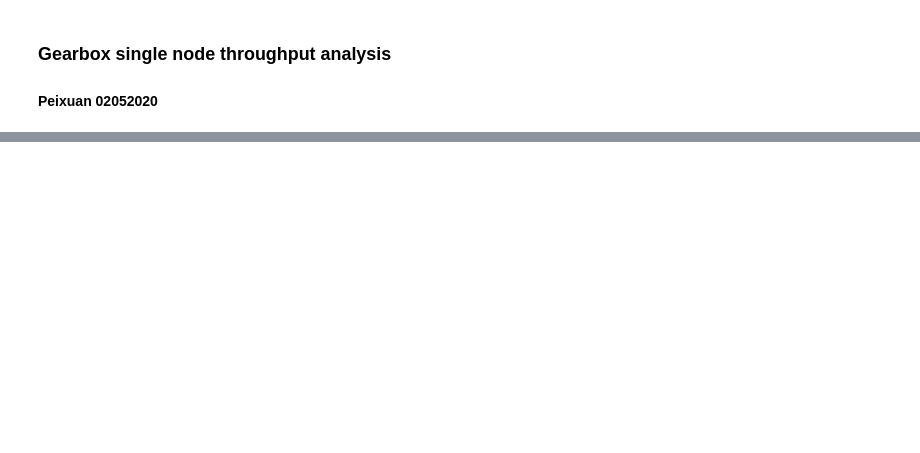
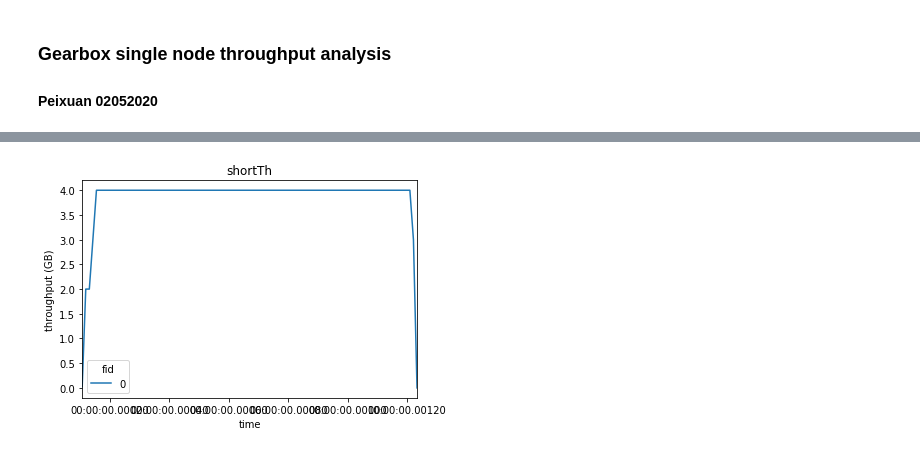
Before and after one commit to Peixuan670/HyLine, a Jupyter notebook: singlenode_bottleneck/notebook/Throughput_Analysis.ipynb, the cells around one changed output, grey strips where cells are left out. Saved outputs shown, nothing was run; the diff lists cells and outputs as text; code cells hidden in the pictures; blank space fills up the shorter version.

```diff
--- a/singlenode_bottleneck/notebook/Throughput_Analysis.ipynb
+++ b/singlenode_bottleneck/notebook/Throughput_Analysis.ipynb
@@ -573,0 +47,30 @@ plt.show()
+# %%
+# Short-term throughput by Lining
+def plot_short_th(df_out_tr, window_size, node):
+    # Getting the short-term throughput in a cirtain window size
+    # node: the number of the receiving node
+    # window_size: the jumping window size observing the short-term window size (in us)
+    r_event_in_dst = get_received_packets(df_out_tr, node)
+
+    r_event_in_dst['ts'] = r_event_in_dst['time'].apply(lambda x: pd.Timedelta(x,unit='s'))
+
+    grouped=r_event_in_dst.groupby('fid')
+
+    pkt_size_series = pd.Series(r_event_in_dst['pkt_size'], index=r_event_in_dst['ts'])
+
+    # H       hourly frequency
+    # T, min  minutely frequency
+    # S       secondly frequency
+    # L, ms   milliseonds
+    # U, us   microseconds
+    # N       nanoseconds
+
+    shortTh = grouped[['ts', 'pkt_size']].resample(str(window_size) + 'U', on='ts').sum()
+    # Gbps
+    shortTh['throughtput'] = shortTh['pkt_size']*8 / (window_size * 1e-6) / 1000 / 1000 / 1000
+    ##shortTh.head()
+    res = shortTh[['throughtput']].unstack()['throughtput'].T
+    res.plot(kind='line', legend=True, title='shortTh')
+    plt.xlabel('time')
+    plt.ylabel('throughput (GB)')
+    plt.show()
@@ -573,0 +125,4 @@ plt.show()
+# %%
+plot_short_th(df_out_tr, 12, 5)
+# %% [output]
+[figure, added]
```
Also changed, not shown: parts of 35 cells of this notebook.
